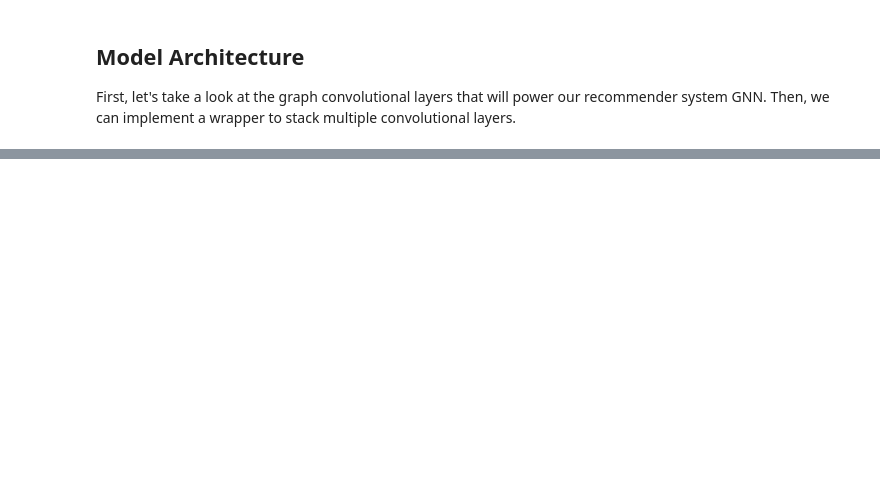
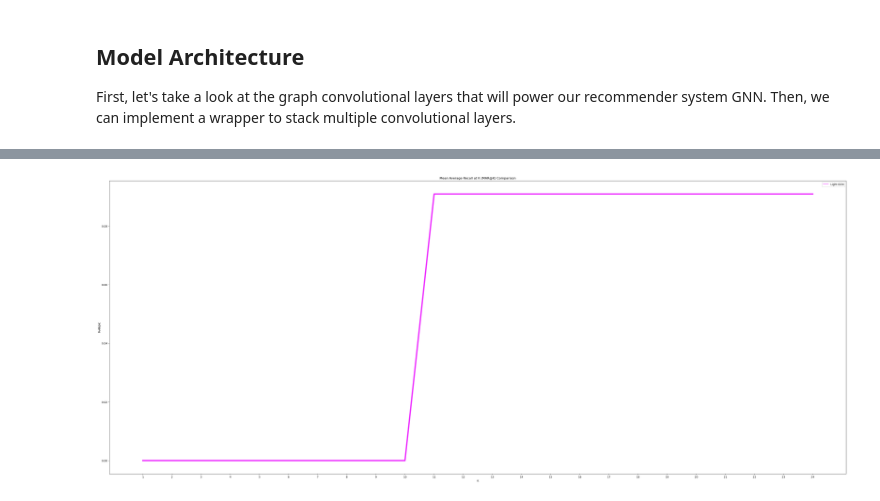
Before and after one commit to klewkl/graphs_and_structural_analysis, a Jupyter notebook: data_source/bank_products/EDA_bank_products_dataset_DL.ipynb, the cells around one changed output, grey strips where cells are left out. Drawn from its saved outputs; the diff is of its cells as text; code cells hidden in the pictures; blank space fills up the shorter version.

```diff
--- a/data_source/bank_products/EDA_bank_products_dataset_DL.ipynb
+++ b/data_source/bank_products/EDA_bank_products_dataset_DL.ipynb
@@ -306,0 +600,42 @@ Epoch: 1000, Loss: 0.0010, Val: 1.0000, Test: 1.0000, Elapsed time: 96.18
+# %%
+users_to_predict = [test.user_id_idx.unique()[0]]
+# %%
+def apk(actual, predicted, k=10):
+
+    if len(predicted)>k:
+        predicted = predicted[:k]
+
+    score = 0.0
+    num_hits = 0.0
+
+    for i,p in enumerate(predicted):
+        if p in actual and p not in predicted[:i]:
+            num_hits += 1.0
+            score += num_hits / (i+1.0)
+
+    if not actual:
+        return 0.0
+
+    return score / min(len(actual), k)
+
+def mapk(actual, predicted, k=10):
+
+    return np.mean([apk(a,p,k) for a,p in zip(actual, predicted)])
+# %%
+MAP = []
+MAR = []
+
+for k in range(1, 25):
+    y_true = []
+    y_pred = []
+    for user in users_to_predict:
+        # print((preds["user_id_idx"] == user).any())
+        true = list(preds[preds["user_id_idx"] == user]["service_id_idx"])[0]
+        pred = list(preds[preds["user_id_idx"] == user]["top_rlvnt_itm"])[0][:k]
+    #     true = users_movies_test[user]
+    #     pred = [p[0] for p in users_movies_pred[user]][:k]
+        y_true.append(true)
+        y_pred.append(pred)
+
+    MAR.append(recmetrics.mark(y_true, y_pred, k = k))
+    MAP.append(mapk(y_true, y_pred, k = k))
@@ -306,0 +662,5 @@ Epoch: 1000, Loss: 0.0010, Val: 1.0000, Test: 1.0000, Elapsed time: 96.18
+# %%
+plt.figure(figsize=(50, 20))
+recmetrics.mark_plot([MAR], ["Light GCN"], range(1, 25))
+# %% [output]
+[figure, added]
```
Also changed, not shown: parts of 34 cells of this notebook, 8 other files.
